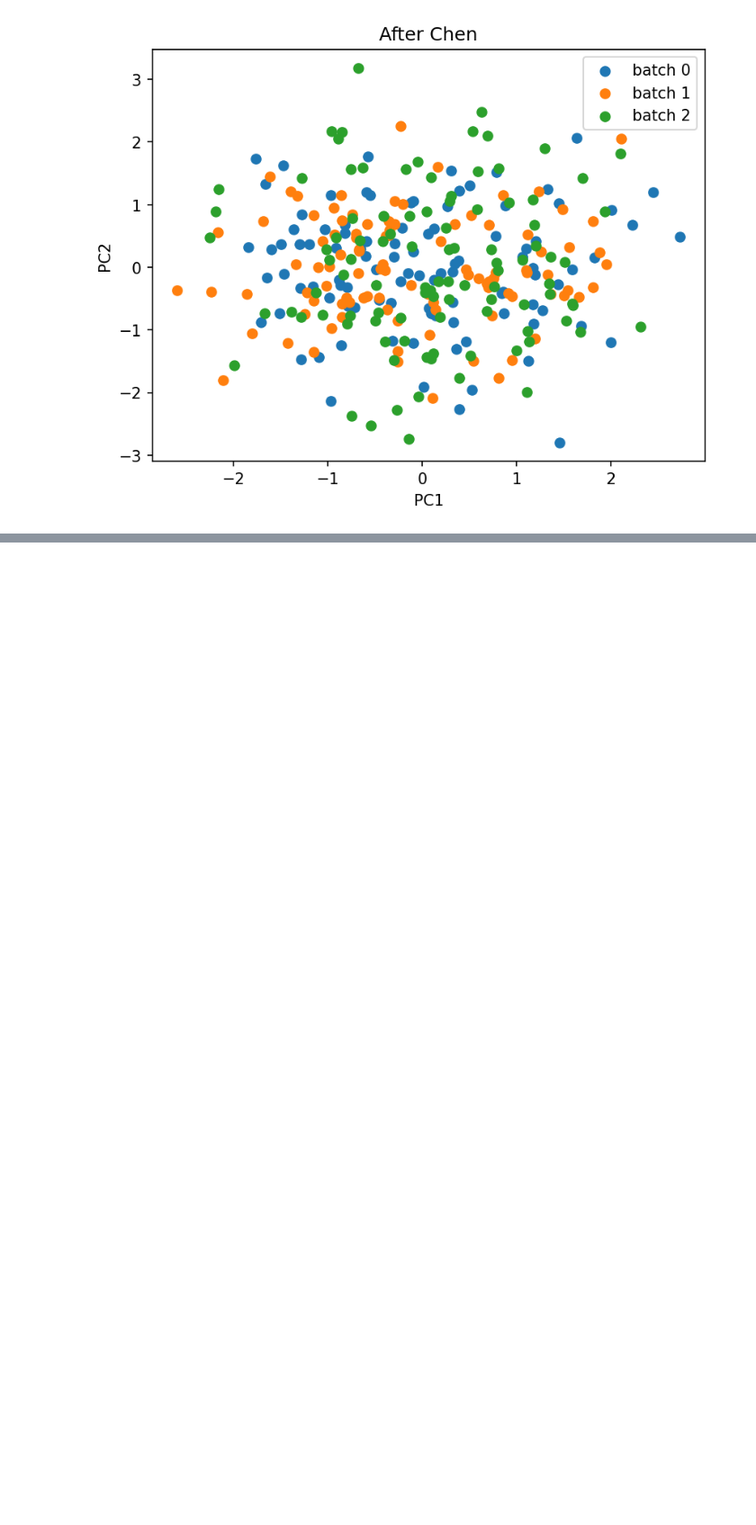
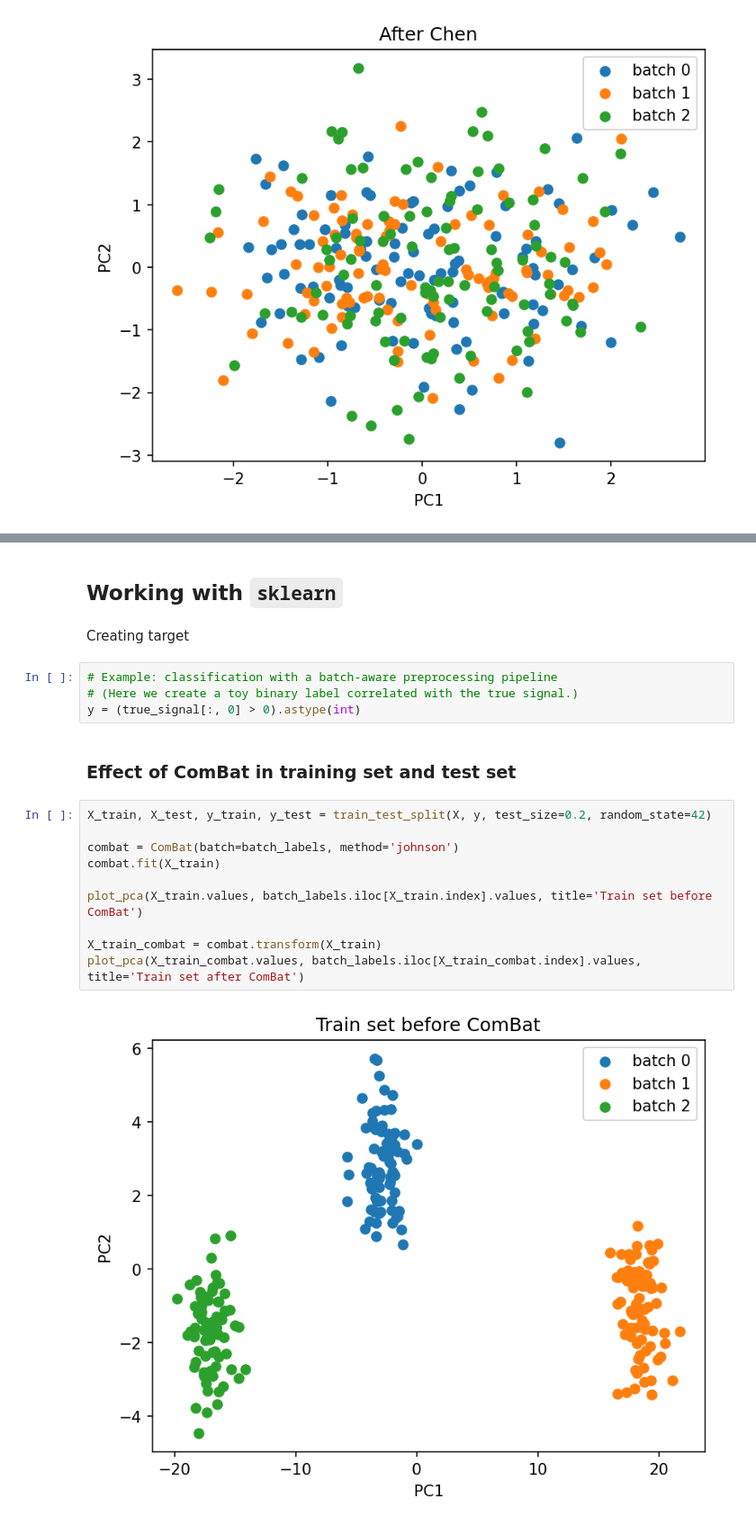
Before and after one commit to EttoreRocchi/combatlearn, a Jupyter notebook: demo/combatlearn_demo.ipynb, the cells around one changed output, grey strips where cells are left out. Shown: that part at 90% size. Drawn from its saved outputs; the diff is of its cells as text; blank space fills up the shorter version.

```diff
--- a/demo/combatlearn_demo.ipynb
+++ b/demo/combatlearn_demo.ipynb
@@ -123,0 +145,22 @@ plot_pca(X_chen.values, batch_labels.values, title='After Chen')
+# %% [markdown]
+## Working with `sklearn`
+# %% [markdown]
+Creating target
+# %%
+# Example: classification with a batch‑aware preprocessing pipeline
+# (Here we create a toy binary label correlated with the true signal.)
+y = (true_signal[:, 0] > 0).astype(int)
+# %% [markdown]
+### Effect of ComBat in training set and test set
+# %%
+X_train, X_test, y_train, y_test = train_test_split(X, y, test_size=0.2, random_state=42)
+
+combat = ComBat(batch=batch_labels, method='johnson')
+combat.fit(X_train)
+
+plot_pca(X_train.values, batch_labels.iloc[X_train.index].values, title='Train set before ComBat')
+
+X_train_combat = combat.transform(X_train)
+plot_pca(X_train_combat.values, batch_labels.iloc[X_train_combat.index].values, title='Train set after ComBat')
+# %% [output]
+[figure, added]
```
Also changed, not shown: parts of 9 cells of this notebook.
